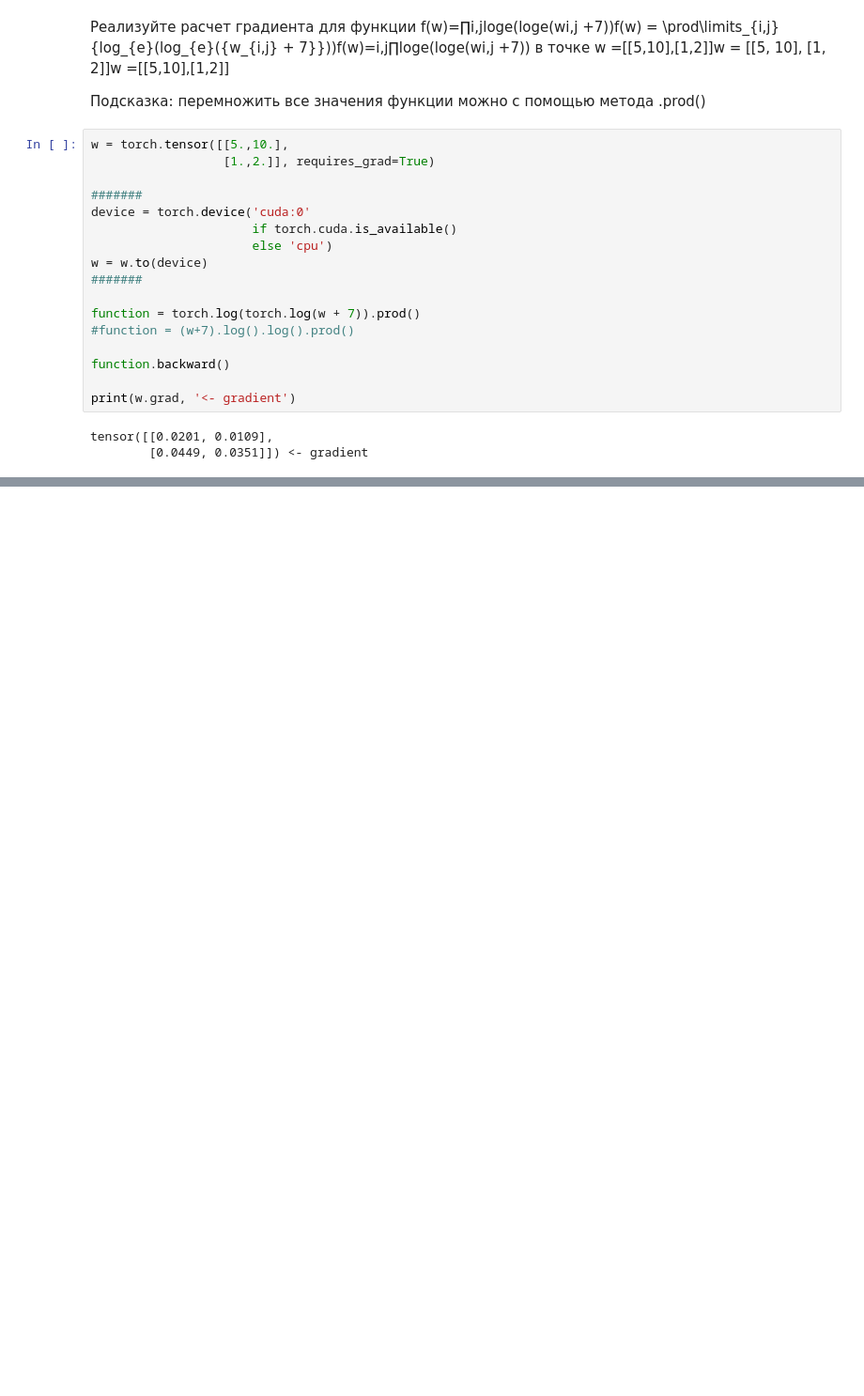
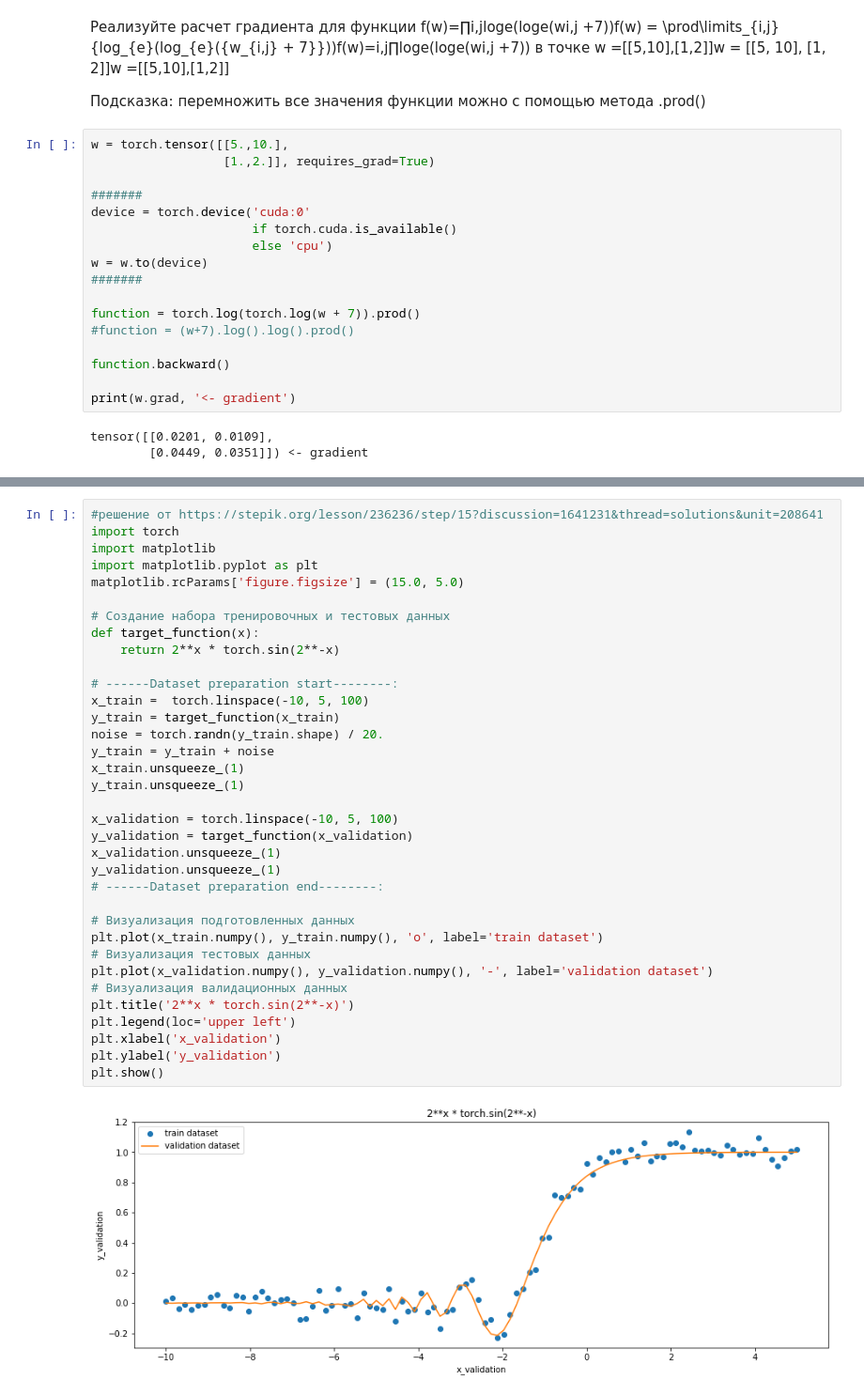
Before and after one commit to wisoffe/Courses, a Jupyter notebook: Stepik. Neural networks and computer vision/Stepik_NN_and_CV.ipynb, the cells around one changed output, grey strips where cells are left out. Shown at 94% size. Drawn from its saved outputs; the diff is of its cells as text; blank space fills up the shorter version.

Commit message:
Update. Stepik. NN and CV. to 4.4

```diff
--- a/Stepik. Neural networks and computer vision/Stepik_NN_and_CV.ipynb
+++ b/Stepik. Neural networks and computer vision/Stepik_NN_and_CV.ipynb
@@ -73,0 +236,37 @@ tensor([[0.0201, 0.0109],
+# %%
+#решение от https://stepik.org/lesson/236236/step/15?discussion=1641231&thread=solutions&unit=208641
+import torch
+import matplotlib
+import matplotlib.pyplot as plt
+matplotlib.rcParams['figure.figsize'] = (15.0, 5.0)
+
+# Создание набора тренировочных и тестовых данных
+def target_function(x):
+    return 2**x * torch.sin(2**-x)
+
+# ------Dataset preparation start--------:
+x_train =  torch.linspace(-10, 5, 100)
+y_train = target_function(x_train)
+noise = torch.randn(y_train.shape) / 20.
+y_train = y_train + noise
+x_train.unsqueeze_(1)
+y_train.unsqueeze_(1)
+
+x_validation = torch.linspace(-10, 5, 100)
+y_validation = target_function(x_validation)
+x_validation.unsqueeze_(1)
+y_validation.unsqueeze_(1)
+# ------Dataset preparation end--------:
+
+# Визуализация подготовленных данных
+plt.plot(x_train.numpy(), y_train.numpy(), 'o', label='train dataset')
+# Визуализация тестовых данных
+plt.plot(x_validation.numpy(), y_validation.numpy(), '-', label='validation dataset')
+# Визуализация валидационных данных
+plt.title('2**x * torch.sin(2**-x)')
+plt.legend(loc='upper left')
+plt.xlabel('x_validation')
+plt.ylabel('y_validation')
+plt.show()
+# %% [output]
+[figure, added]
```
Also changed, not shown: parts of 64 cells of this notebook, 2 other files.
